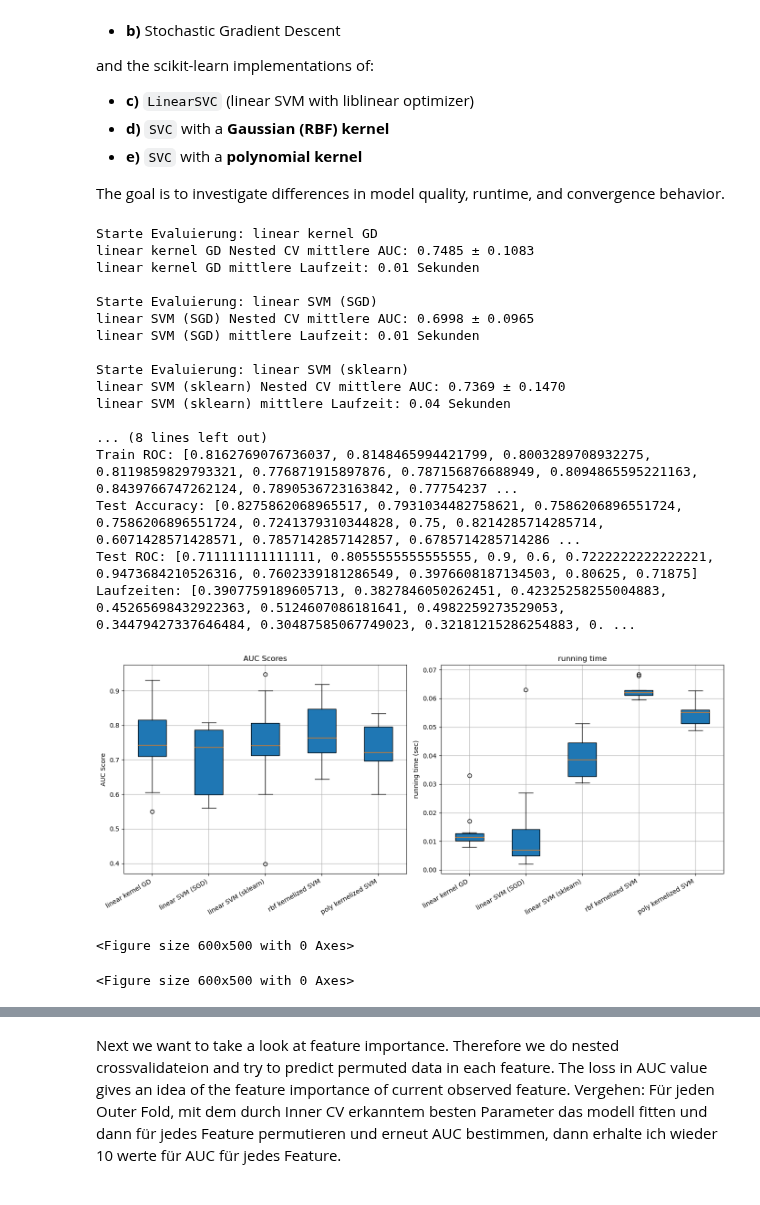
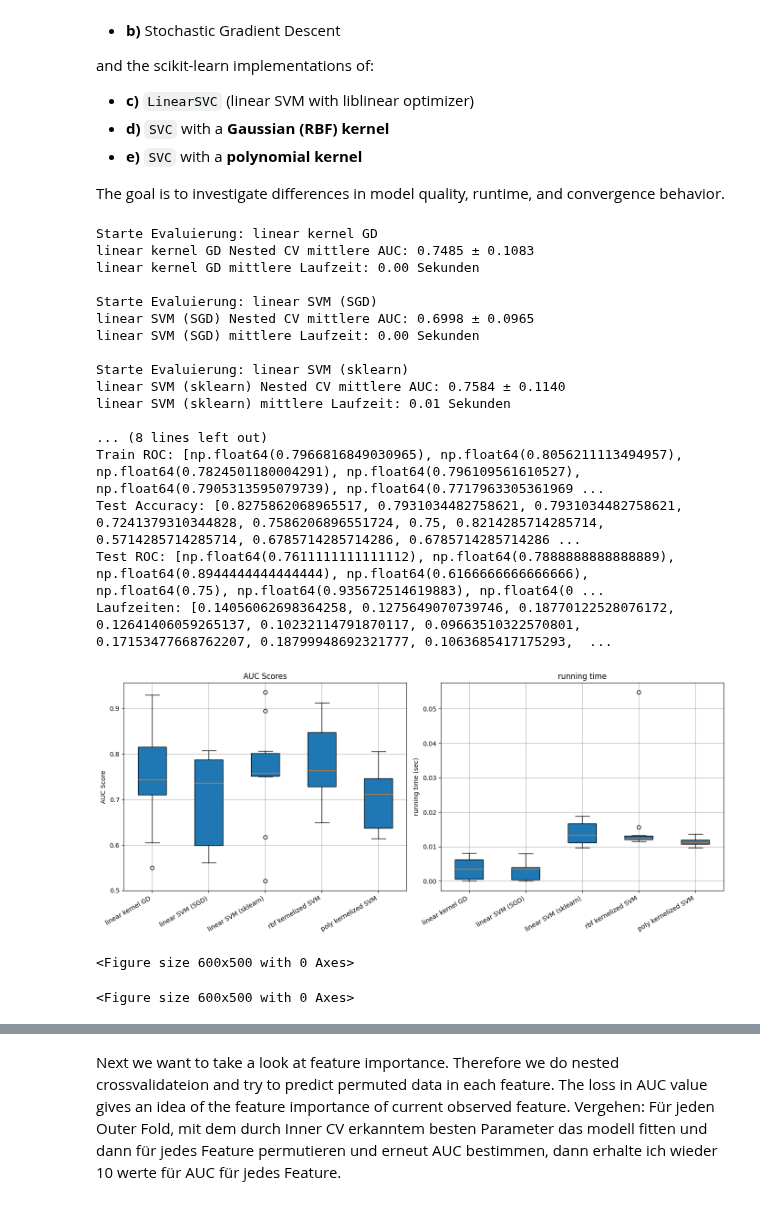
Before and after one commit to FelixFritz02/MasterKL, a Jupyter notebook: AI Numerics/Data Challenge/SVM.ipynb, the cells around one changed output, grey strips where cells are left out. Saved outputs shown, nothing was run; the diff lists cells and outputs as text; code cells hidden in the pictures.

```diff
--- a/AI Numerics/Data Challenge/SVM.ipynb
+++ b/AI Numerics/Data Challenge/SVM.ipynb
@@ -256,7 +256,7 @@ from sklearn.metrics import accuracy_score
 C_values = np.logspace(-4, 3, 10)
 param_grid = {'C': C_values}  # Für SVC
 outer_cv = StratifiedKFold(n_splits=10, shuffle=True, random_state=42)
-inner_cv = StratifiedKFold(n_splits=5, shuffle=True, random_state=1)
+inner_cv = StratifiedKFold(n_splits=3, shuffle=True, random_state=42)
 
 models = [
     ("linear kernel GD", SVM_GD(bias=True, step_size=lambda t: 1/(t+1))),  # fixe alpha
@@ -369,42 +369,42 @@ print("Laufzeiten:", run_time_lk)
 plt.figure(figsize=(14, 6))
 
 plt.subplot(1, 2, 1)
 plt.boxplot(outer_scores_all, labels=model_names, patch_artist=True)
 plt.ylabel("AUC Score")
 plt.title("AUC Scores")
 plt.xticks(rotation=30, ha='right')
 plt.grid(True)
 
 plt.subplot(1, 2, 2)
 plt.boxplot(run_times_all, labels=model_names, patch_artist=True)
 plt.ylabel("running time (sec)")
 plt.title("running time")
 plt.xticks(rotation=30, ha='right')
 plt.grid(True)
 
 plt.tight_layout()
 plt.show()
 
 plt.figure(figsize=(6, 5))
 # %% [output]
 Starte Evaluierung: linear kernel GD
 linear kernel GD Nested CV mittlere AUC: 0.7485 ± 0.1083
-linear kernel GD mittlere Laufzeit: 0.01 Sekunden
+linear kernel GD mittlere Laufzeit: 0.00 Sekunden
 
 Starte Evaluierung: linear SVM (SGD)
 linear SVM (SGD) Nested CV mittlere AUC: 0.6998 ± 0.0965
-linear SVM (SGD) mittlere Laufzeit: 0.01 Sekunden
+linear SVM (SGD) mittlere Laufzeit: 0.00 Sekunden
 
 Starte Evaluierung: linear SVM (sklearn)
-linear SVM (sklearn) Nested CV mittlere AUC: 0.7369 ± 0.1470
-linear SVM (sklearn) mittlere Laufzeit: 0.04 Sekunden
+linear SVM (sklearn) Nested CV mittlere AUC: 0.7584 ± 0.1140
+linear SVM (sklearn) mittlere Laufzeit: 0.01 Sekunden
 
 ... (8 lines left out)
-Train ROC: [0.8162769076736037, 0.8148465994421799, 0.8003289708932275, 0.8119859829793321, 0.776871915897876, 0.787156876688949, 0.8094865595221163, 0.8439766747262124, 0.7890536723163842, 0.77754237 ...
-Test Accuracy: [0.8275862068965517, 0.7931034482758621, 0.7586206896551724, 0.7586206896551724, 0.7241379310344828, 0.75, 0.8214285714285714, 0.6071428571428571, 0.7857142857142857, 0.6785714285714286 ...
-Test ROC: [0.711111111111111, 0.8055555555555555, 0.9, 0.6, 0.7222222222222221, 0.9473684210526316, 0.7602339181286549, 0.3976608187134503, 0.80625, 0.71875]
-Laufzeiten: [0.3907759189605713, 0.3827846050262451, 0.42325258255004883, 0.45265698432922363, 0.5124607086181641, 0.4982259273529053, 0.34479427337646484, 0.30487585067749023, 0.32181215286254883, 0. ...
+Train ROC: [np.float64(0.7966816849030965), np.float64(0.8056211113494957), np.float64(0.7824501180004291), np.float64(0.796109561610527), np.float64(0.7905313595079739), np.float64(0.7717963305361969 ...
+Test Accuracy: [0.8275862068965517, 0.7931034482758621, 0.7931034482758621, 0.7241379310344828, 0.7586206896551724, 0.75, 0.8214285714285714, 0.5714285714285714, 0.6785714285714286, 0.6785714285714286 ...
+Test ROC: [np.float64(0.7611111111111112), np.float64(0.7888888888888889), np.float64(0.8944444444444444), np.float64(0.6166666666666666), np.float64(0.75), np.float64(0.935672514619883), np.float64(0 ...
+Laufzeiten: [0.14056062698364258, 0.1275649070739746, 0.18770122528076172, 0.12641406059265137, 0.10232114791870117, 0.09663510322570801, 0.17153477668762207, 0.18799948692321777, 0.1063685417175293,  ...
-[figure, old version]
+[figure, new version]
 <Figure size 600x500 with 0 Axes>
 <Figure size 600x500 with 0 Axes>
 # %%
```
Also changed, not shown: parts of 2 cells of this notebook, 6 other files.
